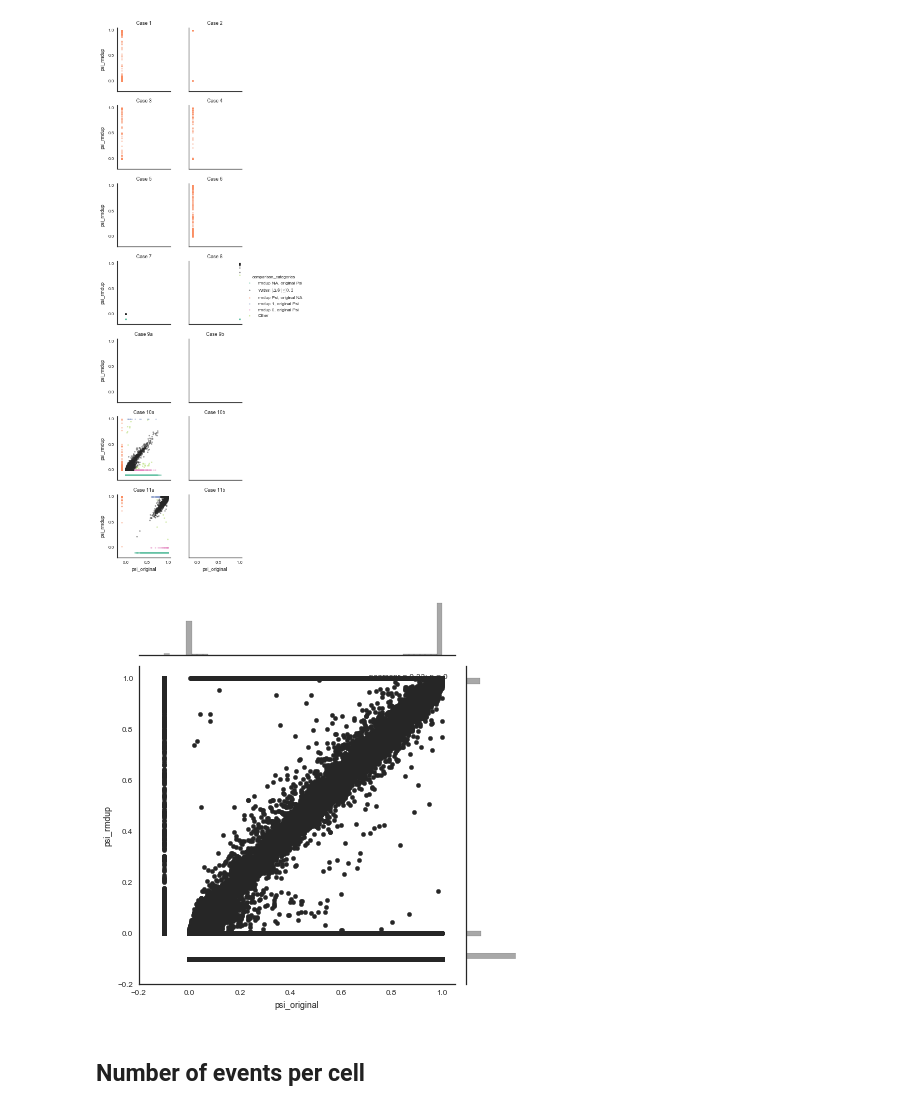
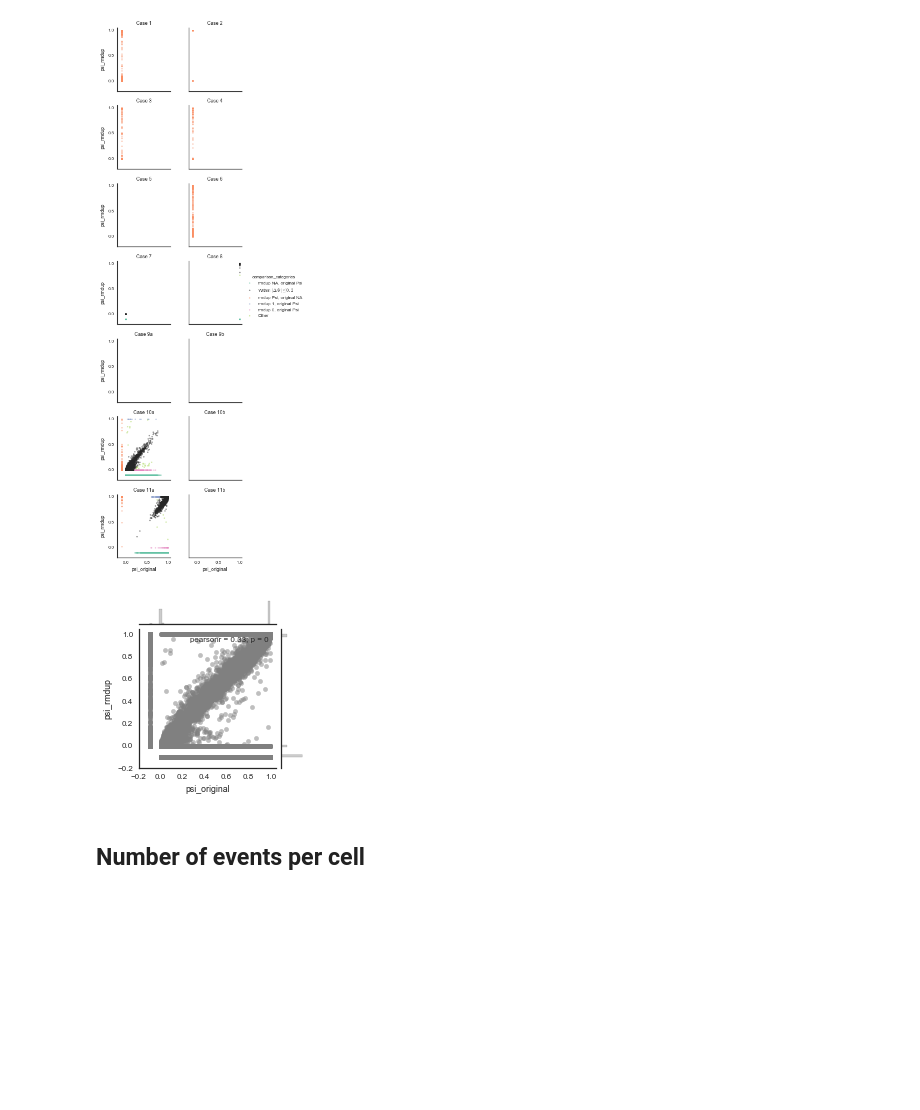
Before and after one commit to YeoLab/singlecell_pnm, a Jupyter notebook: 01_Figure_1/021_outrigger_vs_rmdup_percentages.ipynb, the cells around one changed output. Cells and saved outputs as stored; diff of their text form; code cells hidden in the pictures; blank space fills up the shorter version.

Commit message:
make jointplot smaller

```diff
--- a/01_Figure_1/021_outrigger_vs_rmdup_percentages.ipynb
+++ b/01_Figure_1/021_outrigger_vs_rmdup_percentages.ipynb
@@ -283,11 +311,12 @@ g.savefig('{}/outrigger_vs_miso_psi_faceted_by_original_case_hue_na.pdf'.format(
 # %% [output]
 [figure]
 # %%
-g = sns.jointplot('psi_original', 'psi_rmdup', summary_fillna, color='#262626', joint_kws=dict(rasterized=True))
+g = sns.jointplot('psi_original', 'psi_rmdup', summary_fillna, color='grey',
+                  joint_kws=dict(rasterized=True), size=3, alpha=0.5)
 g.ax_joint.set(xlim=vlim, ylim=vlim)
 g.savefig('{}/outrigger_vs_miso_psi_jointplot.pdf'.format(figure_folder), dpi=300)
 # %% [output]
-[figure, old version]
+[figure, new version]
 # %% [markdown]
 ## Number of events per cell
 # %%
```
Also changed, not shown: parts of 5 cells of this notebook, 1 other file.
